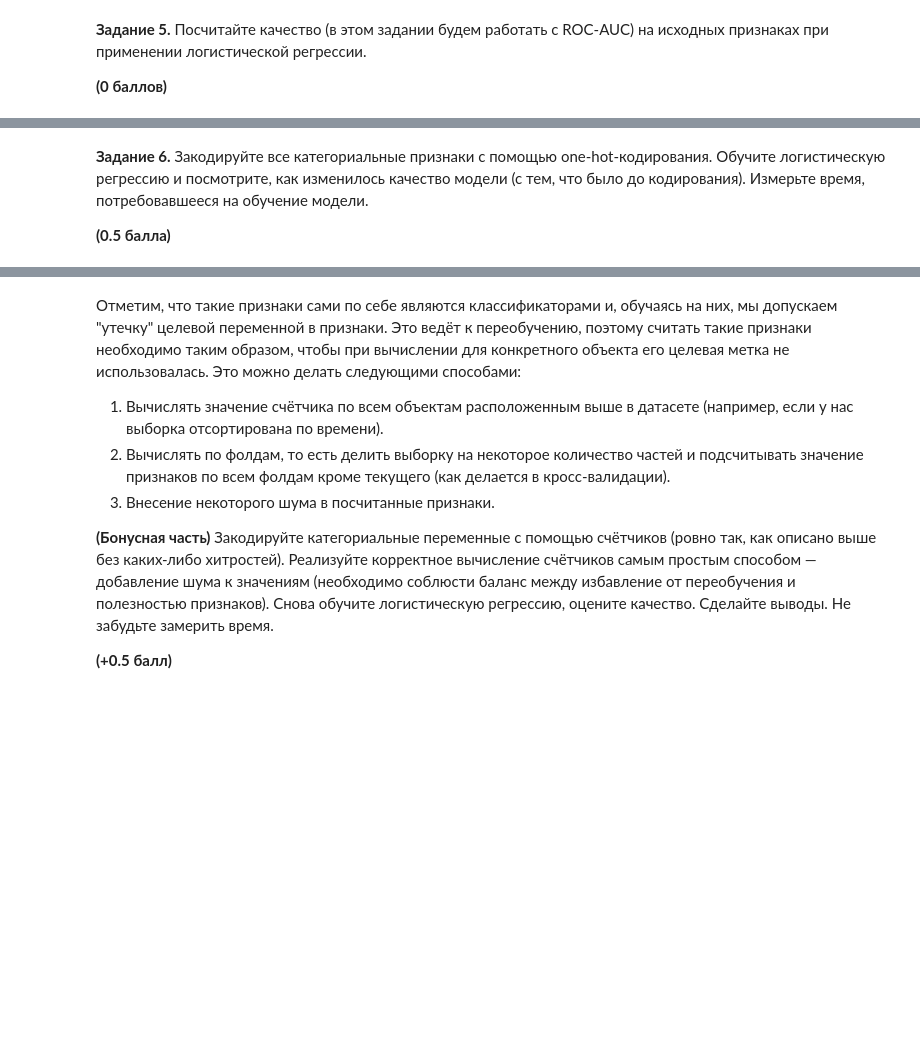
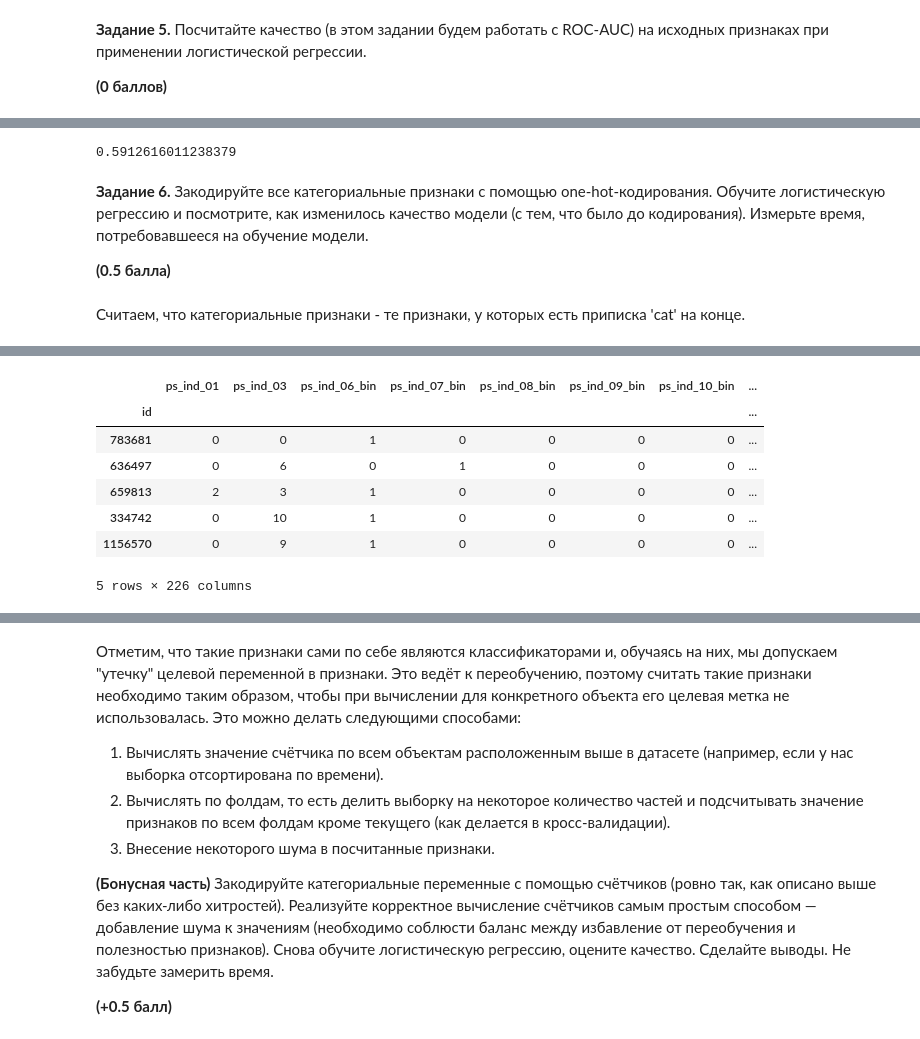
Before and after one commit to paniquex/ML_DS_practice, a Jupyter notebook: MMRO/HW_04/homework-practuce-04-KuzminNikita.ipynb, the cells around one changed output, grey strips where cells are left out. Cells and saved outputs as stored; diff of their text form; code cells hidden in the pictures; blank space fills up the shorter version.

```diff
--- a/MMRO/HW_04/homework-practuce-04-KuzminNikita.ipynb
+++ b/MMRO/HW_04/homework-practuce-04-KuzminNikita.ipynb
@@ -627,3 +643,8 @@ __(0 баллов)__
+# %%
+preds = log_reg.predict(X_test)
+roc_auc_score(y_test, preds)
+# %% [output]
+0.5912616011238379
 # %% [markdown]
 __Задание 6.__ Закодируйте все категориальные признаки с помощью one-hot-кодирования. Обучите логистическую регрессию и посмотрите, как изменилось качество модели (с тем, что было до кодирования). Измерьте время, потребовавшееся на обучение модели.
 
@@ -632,0 +652,2 @@ __(0.5 балла)__
+# %% [markdown]
+Считаем, что категориальные признаки - те признаки, у которых есть приписка 'cat' на конце.
@@ -632,0 +670,4 @@ __(0.5 балла)__
+# %%
+%%time
+one_hot_encoding(data).head()
+# %% [output]
@@ -632,0 +676,8 @@ __(0.5 балла)__
+|  | ps_ind_01 | ps_ind_03 | ps_ind_06_bin | ps_ind_07_bin | ps_ind_08_bin | ps_ind_09_bin | ps_ind_10_bin | ... |
+| id |  |  |  |  |  |  |  | ... |
+| 783681 | 0 | 0 | 1 | 0 | 0 | 0 | 0 | ... |
+| 636497 | 0 | 6 | 0 | 1 | 0 | 0 | 0 | ... |
+| 659813 | 2 | 3 | 1 | 0 | 0 | 0 | 0 | ... |
+| 334742 | 0 | 10 | 1 | 0 | 0 | 0 | 0 | ... |
+| 1156570 | 0 | 9 | 1 | 0 | 0 | 0 | 0 | ... |
+5 rows × 226 columns
```
Also changed, not shown: parts of 28 cells of this notebook.
